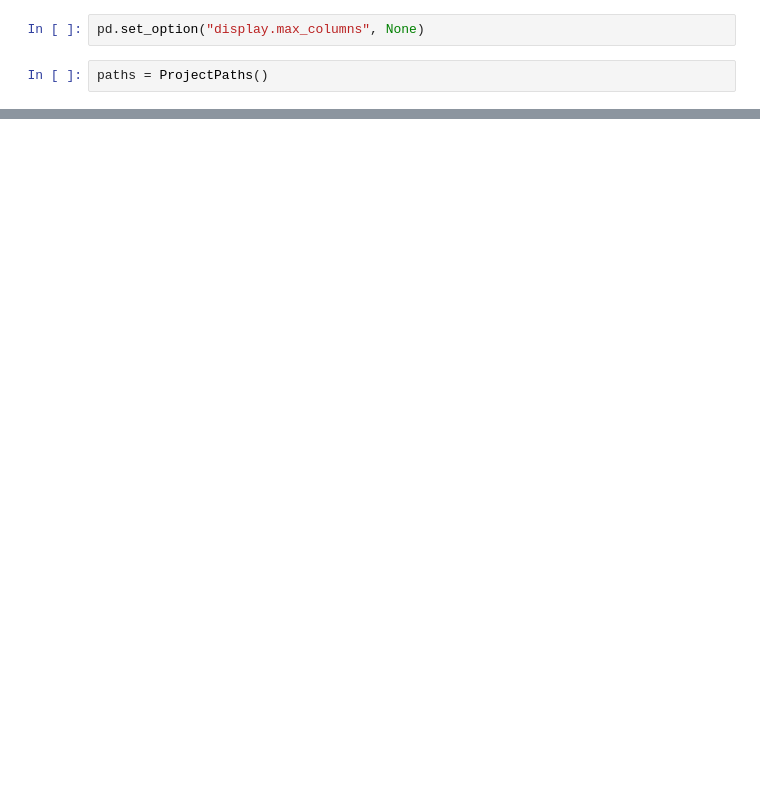
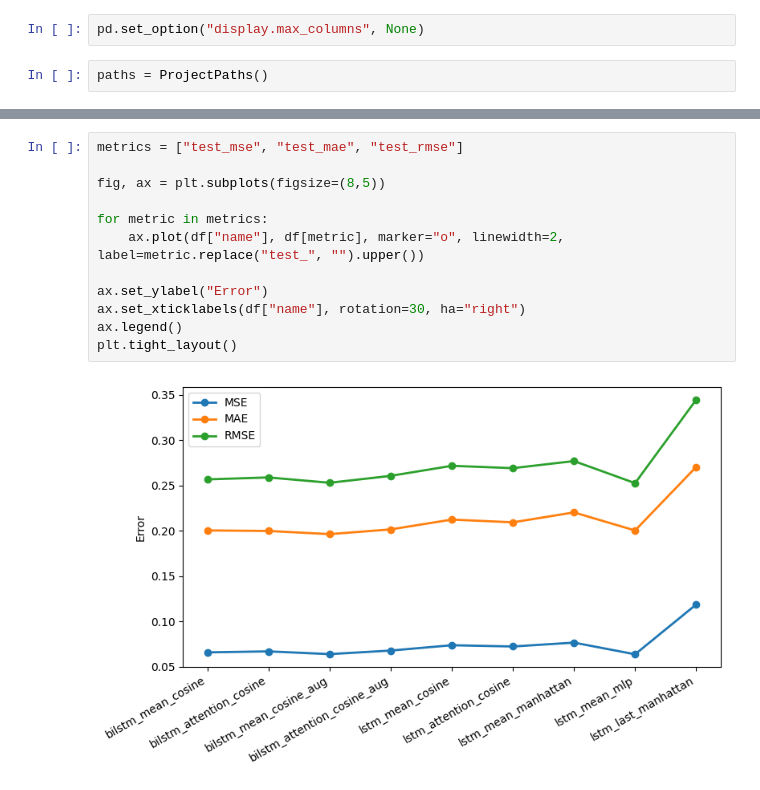
Before and after one commit to MattCastUCM/JustShare, a Jupyter notebook: server/siamese_lstm/evaluation.ipynb, the cells around one changed output, grey strips where cells are left out. Drawn from its saved outputs; the diff is of its cells as text; blank space fills up the shorter version.

```diff
--- a/server/siamese_lstm/evaluation.ipynb
+++ b/server/siamese_lstm/evaluation.ipynb
@@ -92,0 +122,14 @@ plt.show()
+# %%
+metrics = ["test_mse", "test_mae", "test_rmse"]
+
+fig, ax = plt.subplots(figsize=(8,5))
+
+for metric in metrics:
+    ax.plot(df["name"], df[metric], marker="o", linewidth=2, label=metric.replace("test_", "").upper())
+
+ax.set_ylabel("Error")
+ax.set_xticklabels(df["name"], rotation=30, ha="right")
+ax.legend()
+plt.tight_layout()
+# %% [output]
+[figure, added]
```
Also changed, not shown: parts of 15 cells of this notebook, 16 other files.
